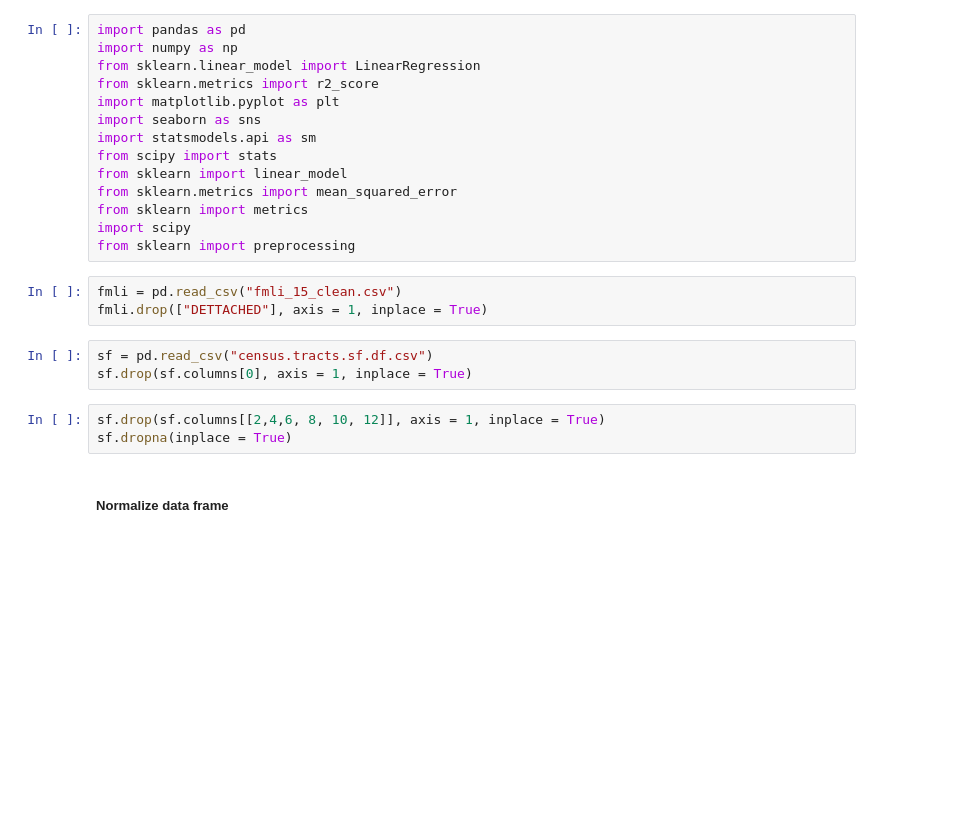
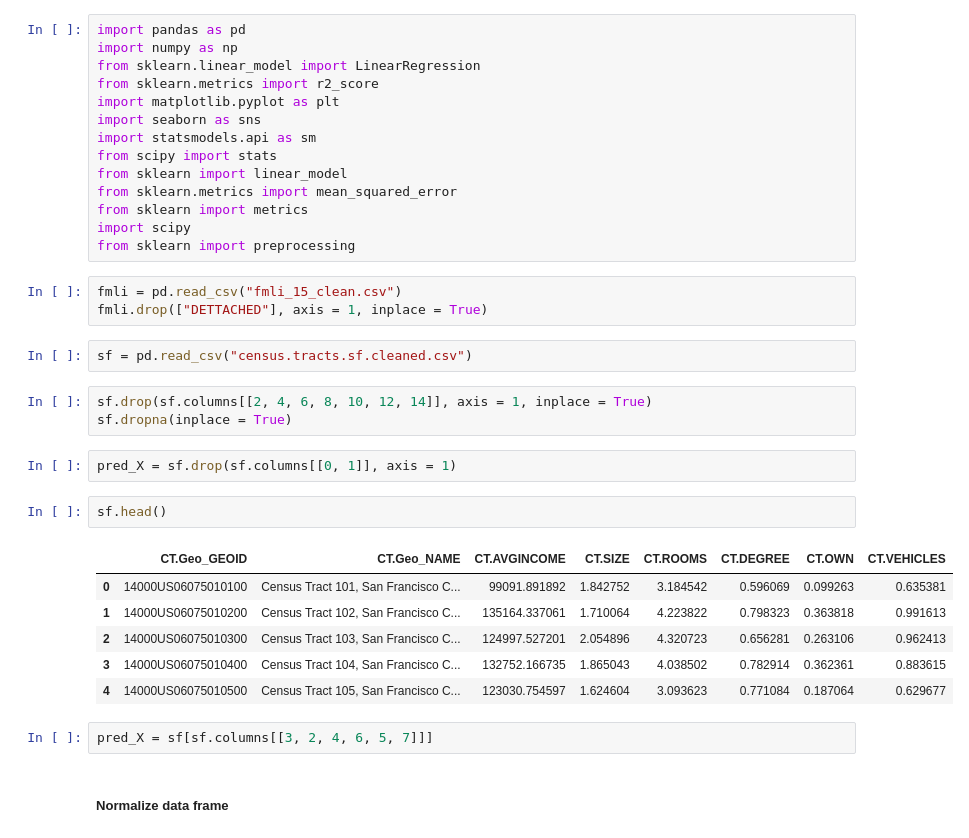
Before and after one commit to WinnieGao/Expenditures, a Jupyter notebook: Second model - INCOME, HHSIZE, ROOMS, OWN, DEGREE, VEHICLES.ipynb, the cells around one changed output. Drawn from its saved outputs; the diff is of its cells as text; blank space fills up the shorter version.

```diff
--- a/Second model - INCOME, HHSIZE, ROOMS, OWN, DEGREE, VEHICLES.ipynb
+++ b/Second model - INCOME, HHSIZE, ROOMS, OWN, DEGREE, VEHICLES.ipynb
@@ -16,11 +16,23 @@ from sklearn import preprocessing
 fmli = pd.read_csv("fmli_15_clean.csv")
 fmli.drop(["DETTACHED"], axis = 1, inplace = True)
 # %%
-sf = pd.read_csv("census.tracts.sf.df.csv")
-sf.drop(sf.columns[0], axis = 1, inplace = True)
+sf = pd.read_csv("census.tracts.sf.cleaned.csv")
 # %%
-sf.drop(sf.columns[[2,4,6, 8, 10, 12]], axis = 1, inplace = True)
+sf.drop(sf.columns[[2, 4, 6, 8, 10, 12, 14]], axis = 1, inplace = True)
 sf.dropna(inplace = True)
+# %%
+pred_X = sf.drop(sf.columns[[0, 1]], axis = 1)
+# %%
+sf.head()
+# %% [output]
+|  | CT.Geo_GEOID | CT.Geo_NAME | CT.AVGINCOME | CT.SIZE | CT.ROOMS | CT.DEGREE | CT.OWN | CT.VEHICLES |
+| 0 | 14000US06075010100 | Census Tract 101, San Francisco C... | 99091.891892 | 1.842752 | 3.184542 | 0.596069 | 0.099263 | 0.635381 |
+| 1 | 14000US06075010200 | Census Tract 102, San Francisco C... | 135164.337061 | 1.710064 | 4.223822 | 0.798323 | 0.363818 | 0.991613 |
+| 2 | 14000US06075010300 | Census Tract 103, San Francisco C... | 124997.527201 | 2.054896 | 4.320723 | 0.656281 | 0.263106 | 0.962413 |
+| 3 | 14000US06075010400 | Census Tract 104, San Francisco C... | 132752.166735 | 1.865043 | 4.038502 | 0.782914 | 0.362361 | 0.883615 |
+| 4 | 14000US06075010500 | Census Tract 105, San Francisco C... | 123030.754597 | 1.624604 | 3.093623 | 0.771084 | 0.187064 | 0.629677 |
+# %%
+pred_X = sf[sf.columns[[3, 2, 4, 6, 5, 7]]]
 # %% [markdown]
 ##### Normalize data frame
 # %%
```
Also changed, not shown: parts of 5 cells of this notebook, 4 other files.
